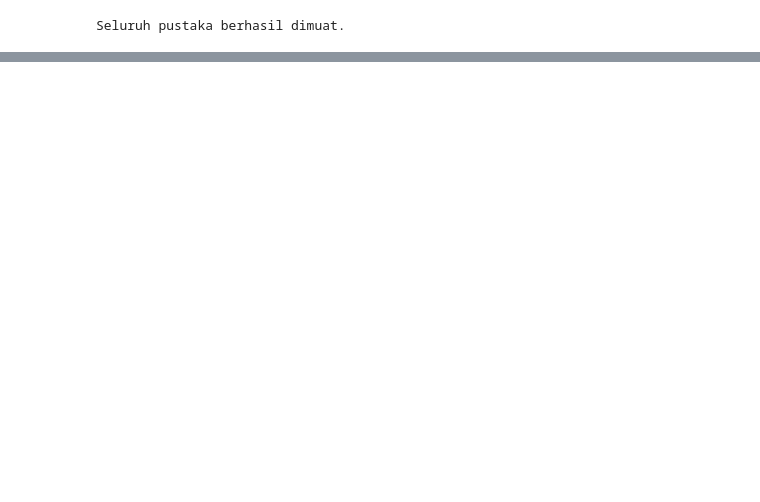
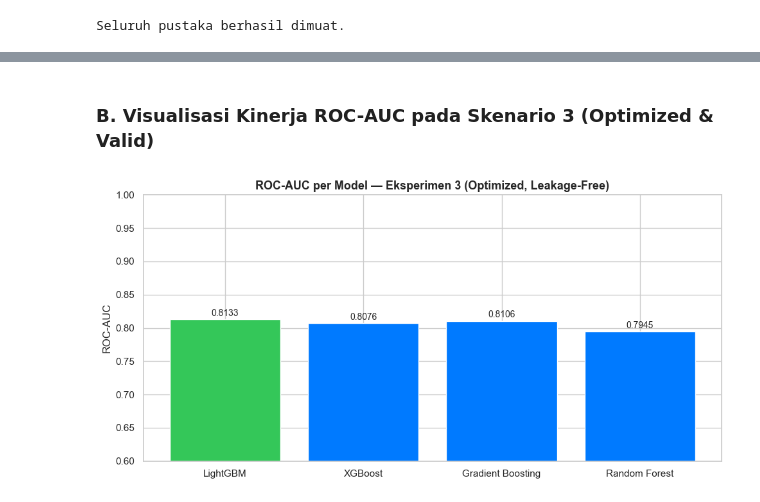
Before and after one commit to Alfaturachman/data-scientist-bnsp, a Jupyter notebook: diabetes/Diabetes_Prediction.ipynb, the cells around one changed output, grey strips where cells are left out. Cells and saved outputs as stored; diff of their text form; code cells hidden in the pictures; blank space fills up the shorter version.

```diff
--- a/diabetes/Diabetes_Prediction.ipynb
+++ b/diabetes/Diabetes_Prediction.ipynb
@@ -422,0 +573,19 @@ plt.show()
+# %%
+# Tabel komparasi: semua model x semua skenario
+model_order = ['LightGBM', 'XGBoost', 'Gradient Boosting', 'Random Forest']
+
+rows = []
+for mname in model_order:
+    row = {'Model': mname}
+    for sk_label, res in [('Exp1 Split-First', results_s1), ('Exp2 Leakage', results_s2), ('Exp3 Optimized', results_s3)]:
+        if mname in res:
+            row[f'{sk_label} Acc'] = round(res[mname]['Accuracy'], 4)
+            row[f'{sk_label} AUC'] = round(res[mname]['ROC-AUC'], 4)
+        else:
+            row[f'{sk_label} Acc'] = None
+            row[f'{sk_label} AUC'] = None
+    rows.append(row)
+
+df_compare = pd.DataFrame(rows).set_index('Model')
+print('=== Perbandingan Performa: 4 Model x 3 Skenario ===')
+df_compare
@@ -422,0 +600,17 @@ plt.show()
+# %% [markdown]
+### B. Visualisasi Kinerja ROC-AUC pada Skenario 3 (Optimized & Valid)
+# %%
+# Bar chart ROC-AUC Skenario 3 (valid) untuk semua model
+auc_s3 = {m: results_s3[m]['ROC-AUC'] for m in model_order}
+colors = ['#34c759' if m == 'LightGBM' else '#007aff' for m in model_order]
+fig, ax = plt.subplots(figsize=(10, 5))
+bars = ax.bar(model_order, [auc_s3[m] for m in model_order], color=colors)
+ax.set_title('ROC-AUC per Model — Eksperimen 3 (Optimized, Leakage-Free)', fontweight='bold', fontsize=13)
+ax.set_ylabel('ROC-AUC')
+ax.set_ylim(0.6, 1.0)
+for bar in bars:
+    ax.text(bar.get_x() + bar.get_width()/2, bar.get_height() + 0.005, f'{bar.get_height():.4f}', ha='center', fontsize=10)
+plt.tight_layout()
+plt.show()
+# %% [output]
+[figure, added]
```
Also changed, not shown: parts of 42 cells of this notebook, 8 other files.
